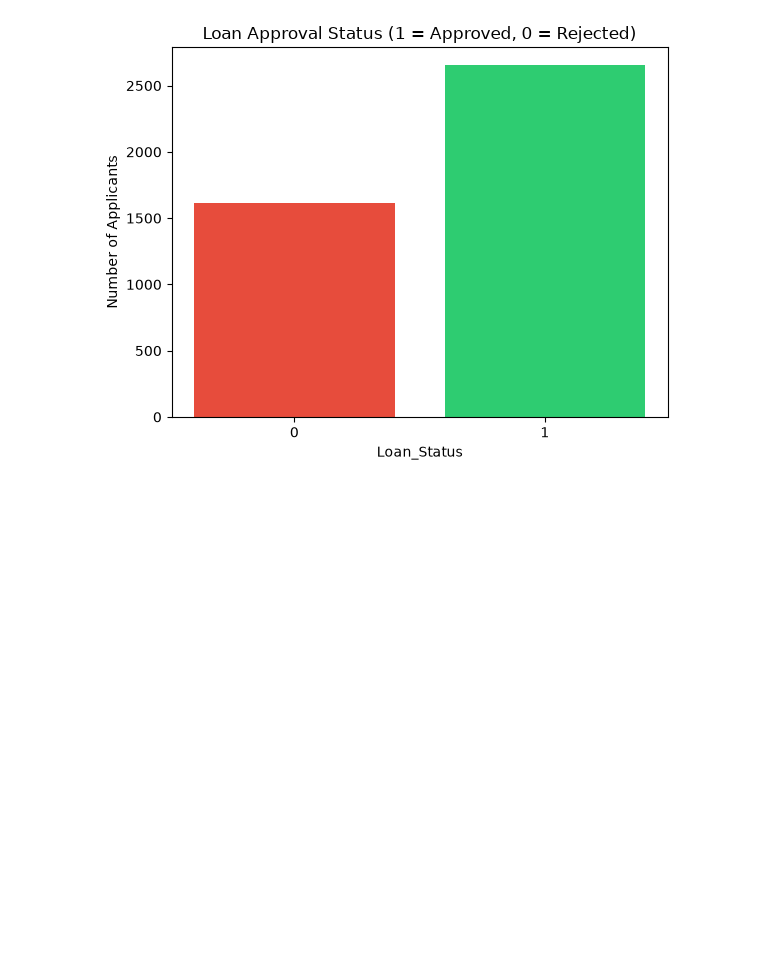
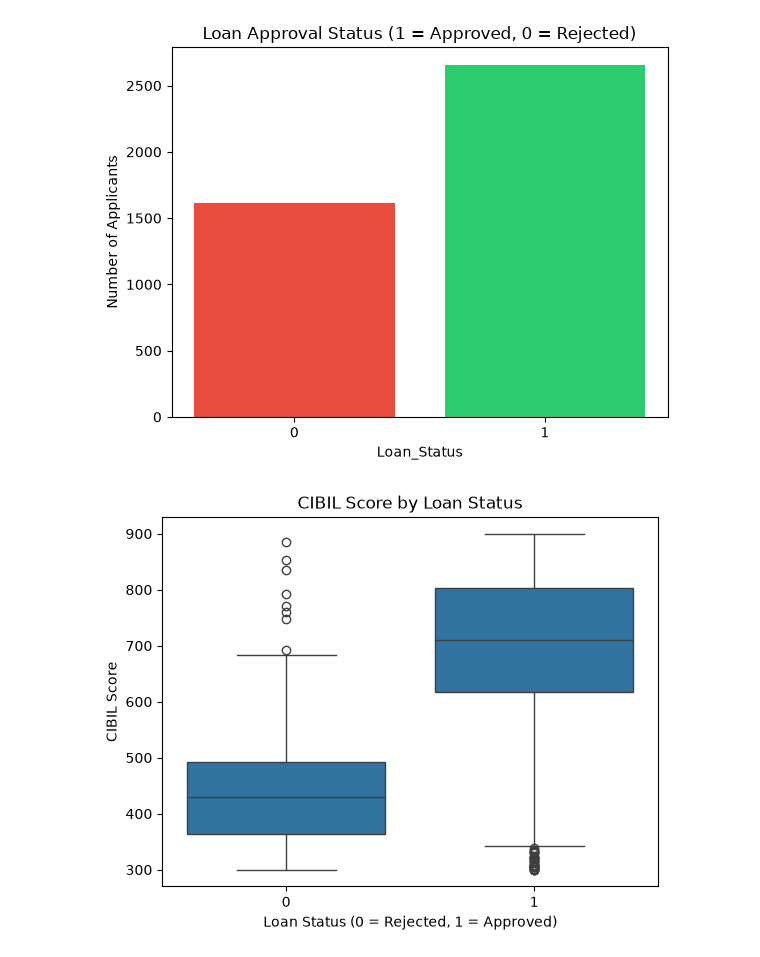
Before and after one commit to slakkireddy0205/loan-approval-prediction, a Jupyter notebook: Loan.ipynb, the cells around one changed output. Saved outputs shown, nothing was run; the diff lists cells and outputs as text; code cells hidden in the pictures; blank space fills up the shorter version.

Commit message:
Explore cibil_score and income vs loan_amount relationships with loan status

```diff
--- a/Loan.ipynb
+++ b/Loan.ipynb
@@ -145,3 +145,11 @@ fig = px.bar(x=counts.index, y=counts.values,
              labels={'x': 'Loan Status', 'y': 'Number of Applicants'},
              title='Loan Approval Status (1 = Approved, 0 = Rejected)')
 fig.show()
+# %%
+sns.boxplot(x ='loan_status',y ='cibil_score',data=df)
+plt.title('CIBIL Score by Loan Status')
+plt.xlabel('Loan Status (0 = Rejected, 1 = Approved)')
+plt.ylabel('CIBIL Score')
+plt.show()
+# %% [output]
+[figure, added]
```
Also changed, not shown: parts of 1 cell of this notebook.
